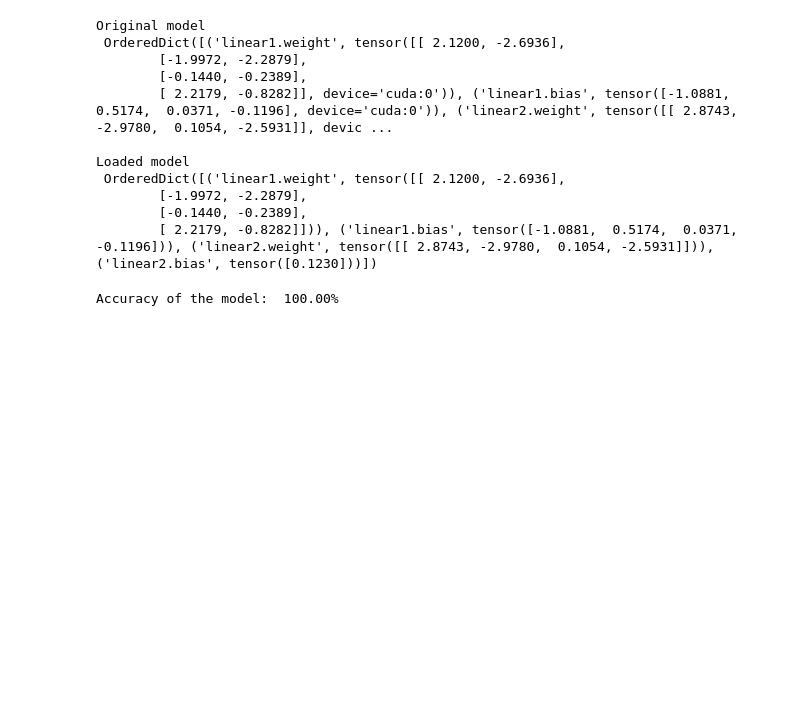
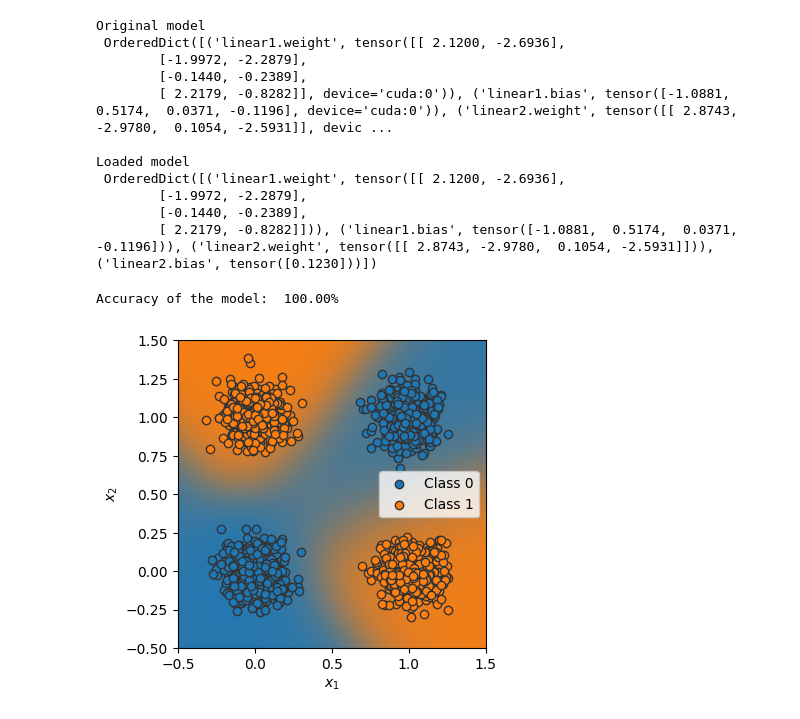
Before and after one commit to Rabbit-Jun/HnV-juneon, a Jupyter notebook: pytorch-tutorial/tutorial1.ipynb, the cells around one changed output. Cells and saved outputs as stored; diff of their text form; code cells hidden in the pictures; blank space fills up the shorter version.

```diff
--- a/pytorch-tutorial/tutorial1.ipynb
+++ b/pytorch-tutorial/tutorial1.ipynb
@@ -599,24 +600,39 @@ eval_model(model, test_data_loader)
 Accuracy of the model:  100.00%
 # %%
 @torch.no_grad()
-def visulize_classification(model, data, label):
-    if isinstance(data, tensor):
+def visualize_classification(model, data, label):
+    if isinstance(data, Tensor):
         data = data.cpu().numpy()
     if isinstance(label, Tensor):
         label = label.cpu().numpy()
-    data_0 = data[label == 0]
+    data_0 = data[label == 0] # label ==0인 값을 텐서에 저장
     data_1 = data[label == 1]
 
     plt.figure(figsize=(4, 4))
     plt.scatter(data_0[:, 0], data_0[:, 1], edgecolor="#333", label="Class 0")
     plt.scatter(data_1[:, 0], data_1[:, 1], edgecolor="#333", label="Class 1")
-    plt.ylabel(r"$x_2$")
+    plt.ylabel(r"$x_2$") # y축 레이블의 x_2를 나타냄
     plt.xlabel(r"$x_1$")
     plt.legend()
 
     model.to(device)
-    c0 = Tensor(to_rgba("C0")).to(device)
+    c0 = Tensor(to_rgba("C0")).to(device) # c0의 색상 코드를 받아 해당 색상의 RGBA값을 반환 후 장치로 푸쉬
     c1 = Tensor(to_rgba('C1')).to(device)
-    x1 = torch.arrange(-0.5, 1.5, step= 0.01, device = device)
-    x2 = torch.arrange(-0.5, 1.5, step= 0.01, device = device)
+    x1 = torch.arange(-0.5, 1.5, step= 0.01, device = device)
+    x2 = torch.arange(-0.5, 1.5, step= 0.01, device = device)
     xx1, xx2 = torch.meshgrid(x1,x2)
+    model_inputs = torch.stack([xx1, xx2], dim =-1)
+    preds = model(model_inputs)
+    preds = torch.sigmoid(preds)
+
+    output_image = (1 - preds) * c0[None, None] + preds * c1[None, None]
+    output_image = (
+        output_image.cpu().numpy()
+    )
+    plt.imshow(output_image, origin="lower", extent=(-0.5, 1.5, -0.5, 1.5))
+    plt.grid(False)
+
+visualize_classification(model, dataset.data, dataset.label)
+plt.show()
+# %% [output]
+[figure, added]
```
Also changed, not shown: parts of 1 cell of this notebook.
